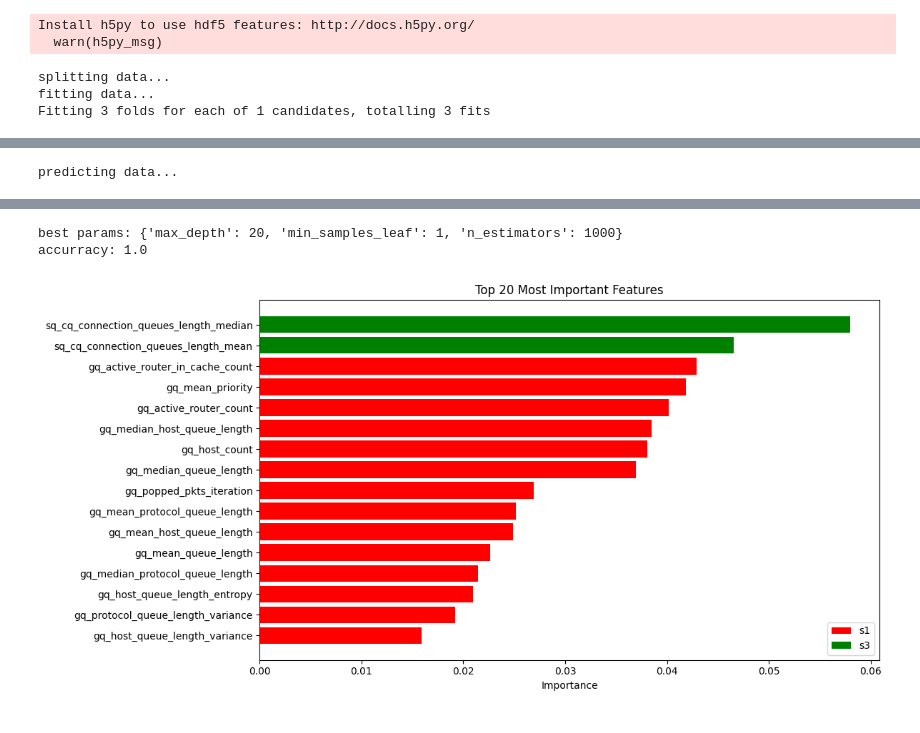
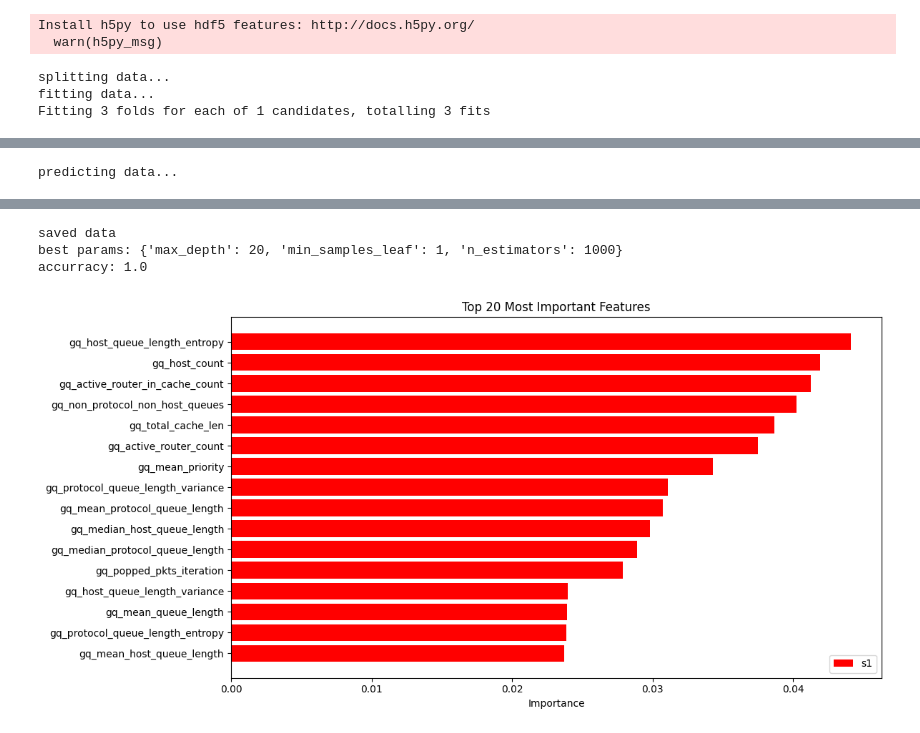
Before and after one commit to JannisMeyer/HSP_IDS, a Jupyter notebook: parquet.ipynb, the cells around one changed output, grey strips where cells are left out. Saved outputs shown, nothing was run; the diff lists cells and outputs as text; code cells hidden in the pictures.

Commit message:
added sample balancing to acquision of parquet data

```diff
--- a/parquet.ipynb
+++ b/parquet.ipynb
@@ -15,56 +15,43 @@ test_window_path_remote = dp.Path(r'/home/hsp252/nas_mount/hunter.ids.data/hunte
 data_set_path = dp.Path(r'/home/hsp252/nas_mount/hunter.ids.data/hunter.ids.preprocessor/processed_dataframes')
 ddos_test_path_parquet = dp.Path(r'/home/hsp252/Development/DDoS')
 
-# get connection-based fvs from parquet
+# initiate data
+parquet_paths = ['/home/hsp252/Development/intrusion_sorted/DDoS/intrusion_normal_DDoS_10_final.parquet',
+                 '/home/hsp252/Development/intrusion_sorted/DoS/intrusion_normal_DoS_1_final.parquet',
+                 '/home/hsp252/Development/intrusion_sorted/injection/intrusion_injection_normal1_final.parquet',
+                 '/home/hsp252/Development/intrusion_sorted/mitm/intrusion_MITM_normal1_final.parquet',
+                 '/home/hsp252/Development/intrusion_sorted/runsomware/intrusion_normal_runsomware1_final.parquet',
+                 '/home/hsp252/Development/intrusion_sorted/scanning/intrusion_normal_scanning1_final.parquet',
+                 '/home/hsp252/Development/benign/benign_normal_10_final.parquet']
 fvs = dp.pd.DataFrame()
 labels = dp.pd.DataFrame()
+attack_types = ['ddos', 'dos', 'injection', 'mitm', 'runsomware', 'scanning', 'normal']
+NR_MIN_ELEMENTS = 27278
+NR_MAX_ELEMENTS = 6083416
 
-ddos_fvs = dp.read_parquet('/home/hsp252/Development/intrusion_sorted/DDoS/intrusion_normal_DDoS_10_final.parquet')
-fvs = dp.pd.concat([fvs, ddos_fvs])
-labels = dp.pd.concat([labels, dp.pd.DataFrame({'attack_type': ['ddos'] * ddos_fvs.shape[0]})])
-del ddos_fvs
-gc.collect()
+# get connection-based fvs from parquet, with sample balancing
+for i, path in enumerate(parquet_paths):
+    fvs_local = dp.read_parquet(path, NR_MIN_ELEMENTS)
+    fvs = dp.pd.concat([fvs, fvs_local])
+    labels = dp.pd.concat([labels, dp.pd.DataFrame({'attack_type': [attack_types[i]] * fvs_local.shape[0]})])
+    del fvs_local
+    gc.collect()
 
-dos_fvs = dp.read_parquet('/home/hsp252/Development/intrusion_sorted/DoS/intrusion_normal_DoS_1_final.parquet')
-fvs = dp.pd.concat([fvs, dos_fvs])
-labels = dp.pd.concat([labels, dp.pd.DataFrame({'attack_type': ['ddos'] * dos_fvs.shape[0]})])
-del dos_fvs
-gc.collect()
+# data and program use 9gb with 20 cores in RFC, 46s, no GridSearch
+# -> pq.ParquetFile.read() is tremendeously faster and more memory-efficient than pd.read_parquet()!
 
-injection_fsv = dp.read_parquet('/home/hsp252/Development/intrusion_sorted/injection/intrusion_injection_normal1_final.parquet')
-fvs = dp.pd.concat([fvs, injection_fsv])
-labels = dp.pd.concat([labels, dp.pd.DataFrame({'attack_type': ['injection'] * injection_fsv.shape[0]})])
-del injection_fsv
-gc.collect()
+# # get connection-based fvs from parquet, no sample balancing
+# for i, path in enumerate(parquet_paths):
+#     fvs_local = dp.read_parquet(path)
+#     labels = dp.pd.concat([labels, dp.pd.DataFrame({'attack_type': [attack_types[i]] * fvs_local.shape[0]})])
+#     del fvs_local
+#     gc.collect()
 
-mitm_fvs = dp.read_parquet('/home/hsp252/Development/intrusion_sorted/mitm/intrusion_MITM_normal1_final.parquet')
-fvs = dp.pd.concat([fvs, mitm_fvs])
-labels = dp.pd.concat([labels, dp.pd.DataFrame({'attack_type': ['mitm'] * mitm_fvs.shape[0]})])
-del mitm_fvs
-gc.collect()
+# # data and program use 46gb of RAM with one core, 55gb with 20 cores in RFC, 1:10h, no GridSearch
 
-runsomware_fvs = dp.read_parquet('/home/hsp252/Development/intrusion_sorted/runsomware/intrusion_normal_runsomware1_final.parquet')
-fvs = dp.pd.concat([fvs, runsomware_fvs])
-labels = dp.pd.concat([labels, dp.pd.DataFrame({'attack_type': ['runsomware'] * runsomware_fvs.shape[0]})])
-del runsomware_fvs
-gc.collect()
-
-scanning_fvs =  dp.read_parquet('/home/hsp252/Development/intrusion_sorted/scanning/intrusion_normal_scanning1_final.parquet')
-fvs = dp.pd.concat([fvs, scanning_fvs])
-labels = dp.pd.concat([labels, dp.pd.DataFrame({'attack_type': ['scanning'] * scanning_fvs.shape[0]})])
-del scanning_fvs
-gc.collect()
-
-normal_fvs = dp.read_parquet('/home/hsp252/Development/benign/benign_normal_10_final.parquet')
-fvs = dp.pd.concat([fvs, normal_fvs])
-labels = dp.pd.concat([labels, dp.pd.DataFrame({'attack_type': ['normal'] * normal_fvs.shape[0]})])
-del normal_fvs
-gc.collect()
-
-# data and program use 46gb of RAM with one core, 55gb with 20 cores in GridSearch
-
-# create and train rfc
-best_params, predictions, accuracy, feature_importances = dl.rfc(fvs, labels)
+# create, train and store rfc
+best_rfc, best_params, predictions, accuracy, feature_importances = dl.rfc(fvs, labels)
+dl.save_to_pickle(best_rfc, '/home/hsp252/Development/HSP_IDS/rfc_balanced.pkl')
 
 print(f"best params: {best_params}")
 print(f"accurracy: {accuracy}")
@@ -135,3 +119,4 @@ predicting data...
+saved data
 best params: {'max_depth': 20, 'min_samples_leaf': 1, 'n_estimators': 1000}
 accurracy: 1.0
-[figure, old version]
+[figure, new version]
```
Also changed, not shown: parts of 1 cell of this notebook, 3 other files.
